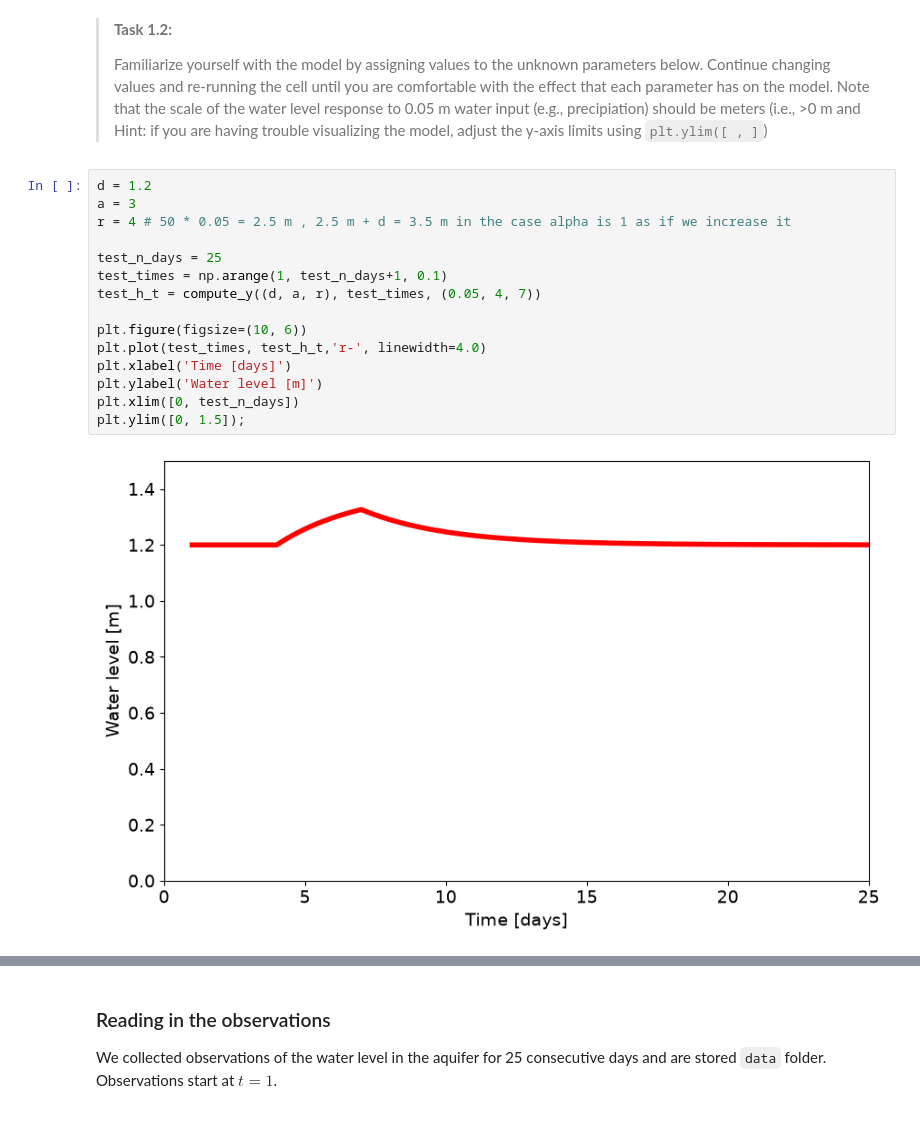
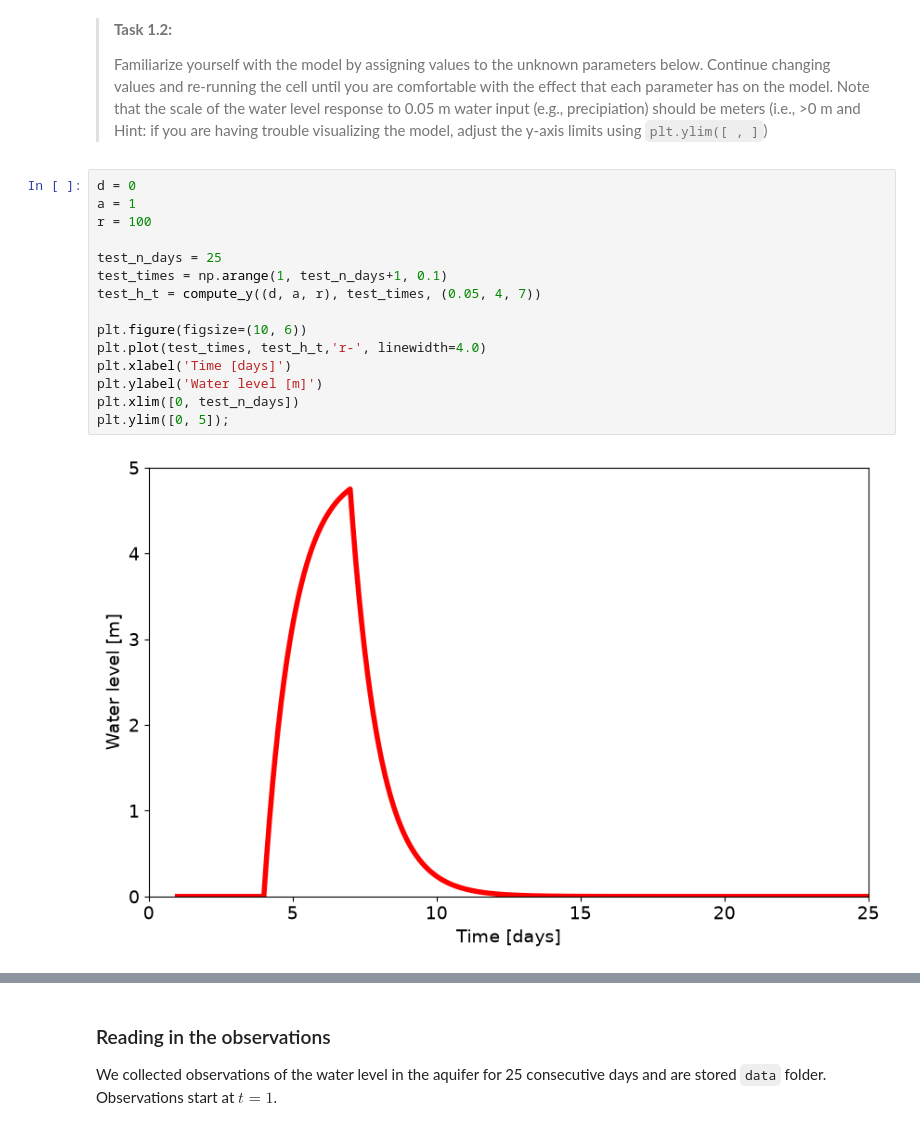
Before and after one commit to Cherushka/WA1.8, a Jupyter notebook: water_you_talking_about.ipynb, the cells around one changed output, grey strips where cells are left out. Saved outputs shown, nothing was run; the diff lists cells and outputs as text.

```diff
--- a/water_you_talking_about.ipynb
+++ b/water_you_talking_about.ipynb
@@ -136,22 +134,22 @@ Choose your own values for $d$, $a$, and $r$.
 >
 > Familiarize yourself with the model by assigning values to the unknown parameters below. Continue changing values and re-running the cell until you are comfortable with the effect that each parameter has on the model. Note that the scale of the water level response to 0.05 m water input (e.g., precipiation) should be meters (i.e., >0 m and Hint: if you are having trouble visualizing the model, adjust the y-axis limits using `plt.ylim([ , ]`)
 # %%
-d = 1.2
-a = 3
-r = 4 # 50 * 0.05 = 2.5 m , 2.5 m + d = 3.5 m in the case alpha is 1 as if we increase it
+d = 0
+a = 1
+r = 100
 
 test_n_days = 25
 test_times = np.arange(1, test_n_days+1, 0.1)
 test_h_t = compute_y((d, a, r), test_times, (0.05, 4, 7))
 
 plt.figure(figsize=(10, 6))
 plt.plot(test_times, test_h_t,'r-', linewidth=4.0)
 plt.xlabel('Time [days]')
 plt.ylabel('Water level [m]')
 plt.xlim([0, test_n_days])
-plt.ylim([0, 1.5]);
+plt.ylim([0, 5]);
 # %% [output]
-[figure, old version]
+[figure, new version]
 # %% [markdown]
 ![image.png](attachment:image.png)
 # %% [markdown]
```
Also changed, not shown: parts of 11 cells of this notebook.
